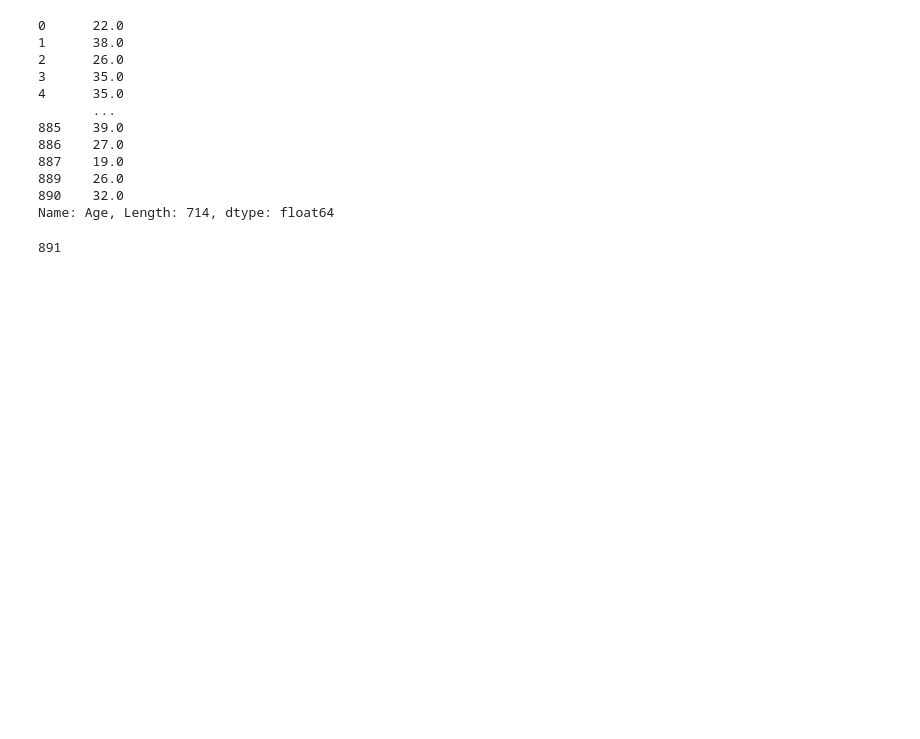
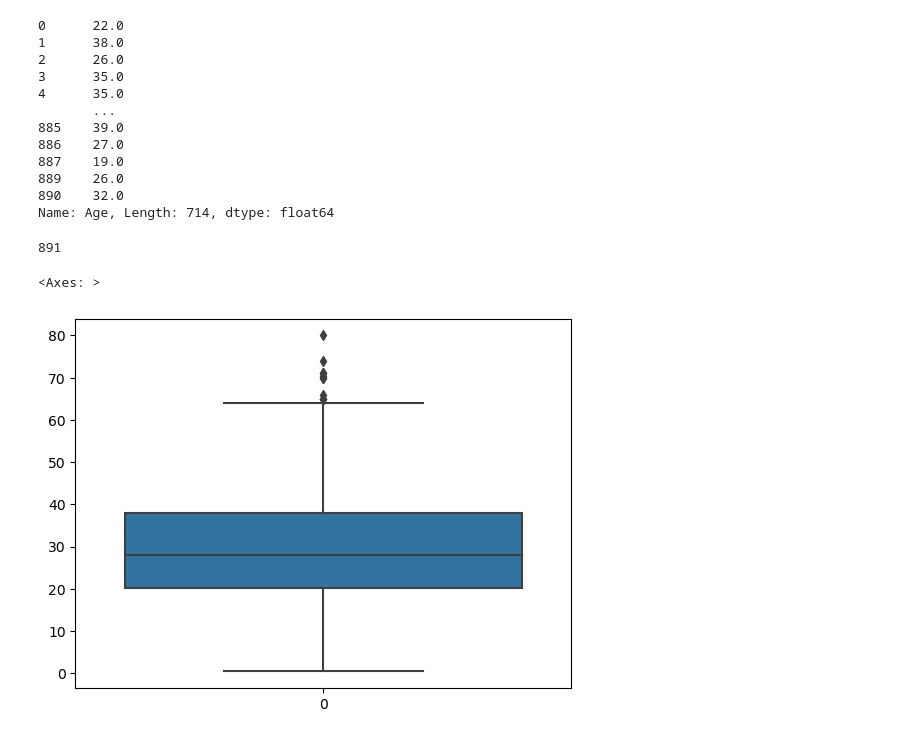
Before and after one commit to kanaguyashwanth/Learning, a Jupyter notebook: PYTHON/SIMPLILEARN/IPYNB/Lesson_03_Supervised_Learning/3.04_Preparing_and_Shaping_Data/3.04_Practice.ipynb, the cells around one changed output. Drawn from its saved outputs; the diff is of its cells as text; code cells hidden in the pictures; blank space fills up the shorter version.

```diff
--- a/PYTHON/SIMPLILEARN/IPYNB/Lesson_03_Supervised_Learning/3.04_Preparing_and_Shaping_Data/3.04_Practice.ipynb
+++ b/PYTHON/SIMPLILEARN/IPYNB/Lesson_03_Supervised_Learning/3.04_Preparing_and_Shaping_Data/3.04_Practice.ipynb
@@ -569,0 +606,5 @@ nan_indices
+# %%
+sns.boxplot(df['Age'])
+# %% [output]
+<Axes: >
+[figure, added]
```
Also changed, not shown: parts of 4 cells of this notebook, 5 other files.
